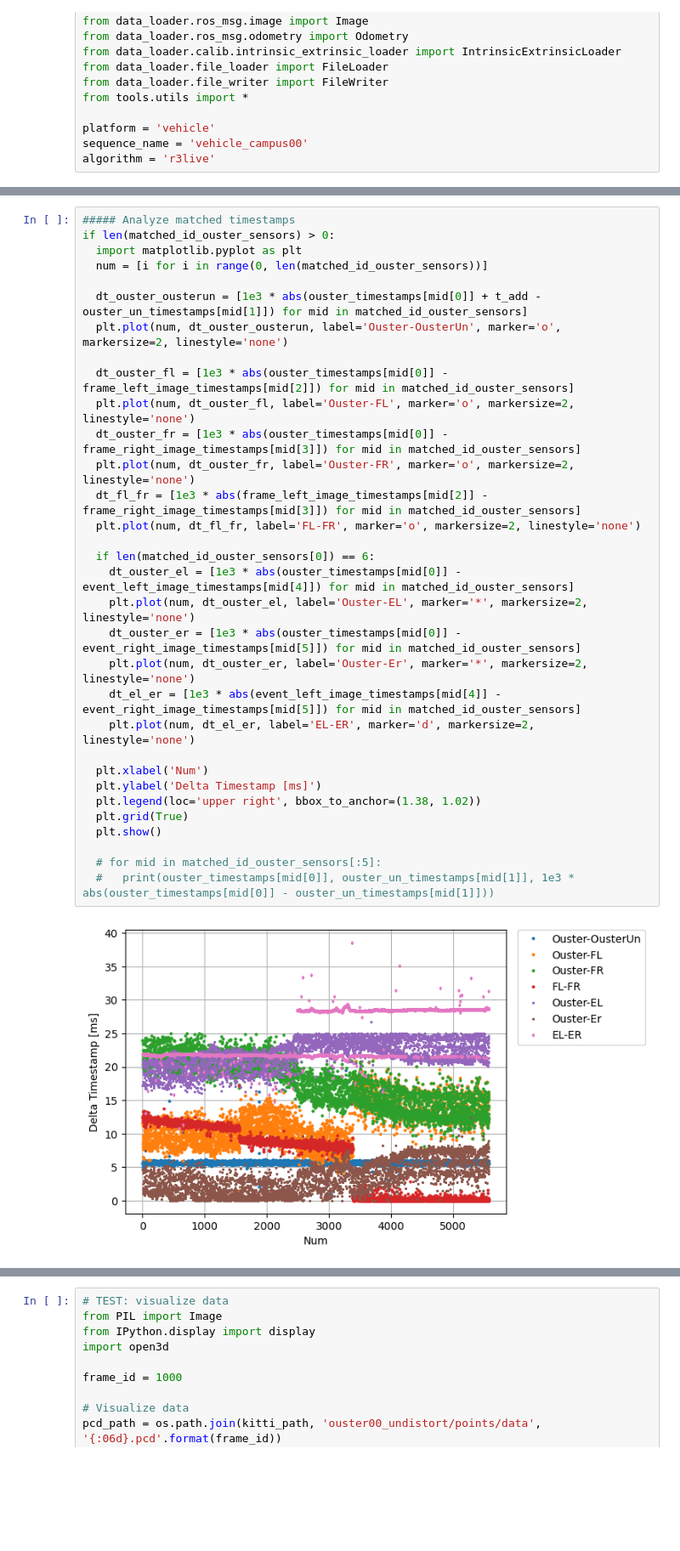
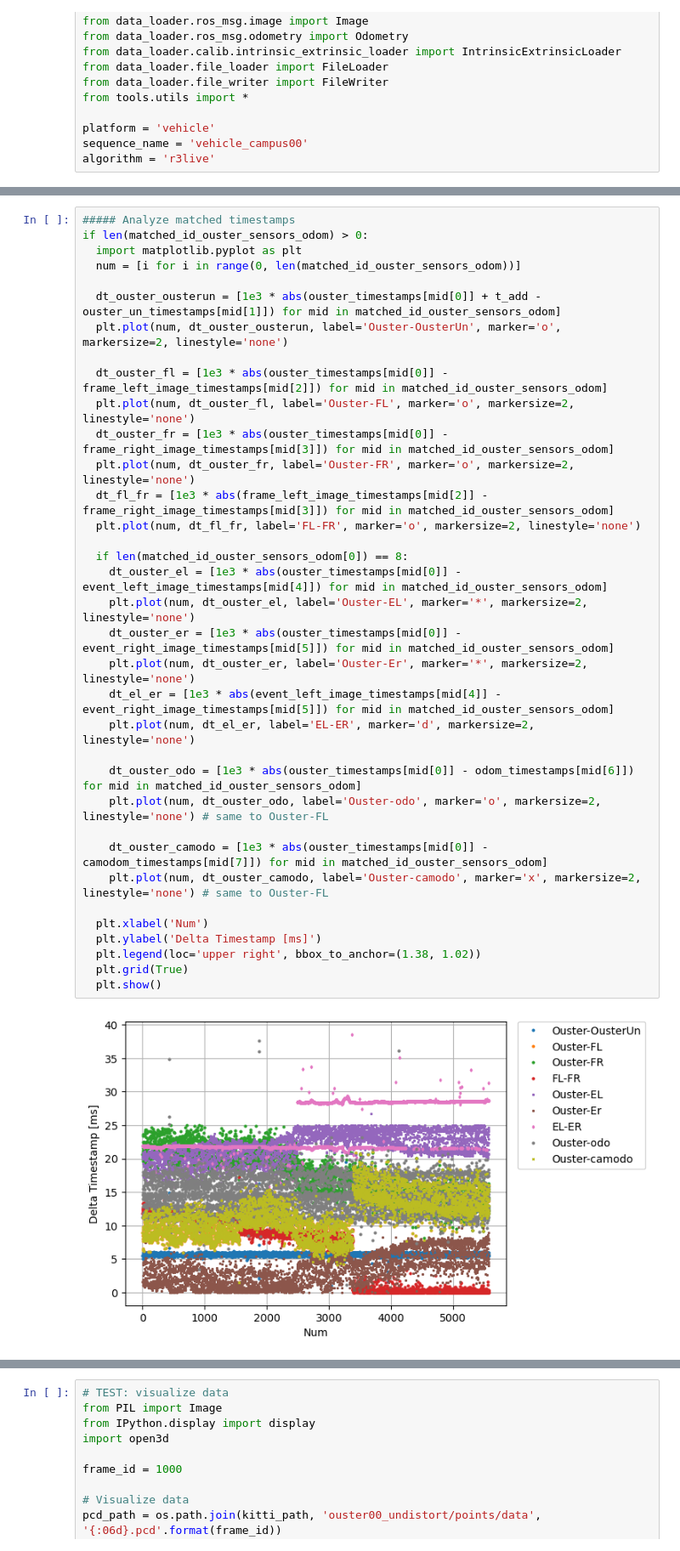
Before and after one commit to fusionportable/fusionportable_dataset_tools, a Jupyter notebook: write_data_to_kitti.ipynb, the cells around one changed output, grey strips where cells are left out. Shown at 85% size. Cells and saved outputs as stored; diff of their text form; blank space fills up the shorter version.

```diff
--- a/write_data_to_kitti.ipynb
+++ b/write_data_to_kitti.ipynb
@@ -141,37 +158,40 @@ Length of matched id (ouster_un - sensors): 5578
 # %%
 ##### Analyze matched timestamps
-if len(matched_id_ouster_sensors) > 0:
+if len(matched_id_ouster_sensors_odom) > 0:
   import matplotlib.pyplot as plt
-  num = [i for i in range(0, len(matched_id_ouster_sensors))]
+  num = [i for i in range(0, len(matched_id_ouster_sensors_odom))]
 
-  dt_ouster_ousterun = [1e3 * abs(ouster_timestamps[mid[0]] + t_add - ouster_un_timestamps[mid[1]]) for mid in matched_id_ouster_sensors]
+  dt_ouster_ousterun = [1e3 * abs(ouster_timestamps[mid[0]] + t_add - ouster_un_timestamps[mid[1]]) for mid in matched_id_ouster_sensors_odom]
   plt.plot(num, dt_ouster_ousterun, label='Ouster-OusterUn', marker='o', markersize=2, linestyle='none')
 
-  dt_ouster_fl = [1e3 * abs(ouster_timestamps[mid[0]] - frame_left_image_timestamps[mid[2]]) for mid in matched_id_ouster_sensors]
+  dt_ouster_fl = [1e3 * abs(ouster_timestamps[mid[0]] - frame_left_image_timestamps[mid[2]]) for mid in matched_id_ouster_sensors_odom]
   plt.plot(num, dt_ouster_fl, label='Ouster-FL', marker='o', markersize=2, linestyle='none')
-  dt_ouster_fr = [1e3 * abs(ouster_timestamps[mid[0]] - frame_right_image_timestamps[mid[3]]) for mid in matched_id_ouster_sensors]
+  dt_ouster_fr = [1e3 * abs(ouster_timestamps[mid[0]] - frame_right_image_timestamps[mid[3]]) for mid in matched_id_ouster_sensors_odom]
   plt.plot(num, dt_ouster_fr, label='Ouster-FR', marker='o', markersize=2, linestyle='none')
-  dt_fl_fr = [1e3 * abs(frame_left_image_timestamps[mid[2]] - frame_right_image_timestamps[mid[3]]) for mid in matched_id_ouster_sensors]
+  dt_fl_fr = [1e3 * abs(frame_left_image_timestamps[mid[2]] - frame_right_image_timestamps[mid[3]]) for mid in matched_id_ouster_sensors_odom]
   plt.plot(num, dt_fl_fr, label='FL-FR', marker='o', markersize=2, linestyle='none')
 
-  if len(matched_id_ouster_sensors[0]) == 6:
-    dt_ouster_el = [1e3 * abs(ouster_timestamps[mid[0]] - event_left_image_timestamps[mid[4]]) for mid in matched_id_ouster_sensors]
+  if len(matched_id_ouster_sensors_odom[0]) == 8:
+    dt_ouster_el = [1e3 * abs(ouster_timestamps[mid[0]] - event_left_image_timestamps[mid[4]]) for mid in matched_id_ouster_sensors_odom]
     plt.plot(num, dt_ouster_el, label='Ouster-EL', marker='*', markersize=2, linestyle='none')
-    dt_ouster_er = [1e3 * abs(ouster_timestamps[mid[0]] - event_right_image_timestamps[mid[5]]) for mid in matched_id_ouster_sensors]
+    dt_ouster_er = [1e3 * abs(ouster_timestamps[mid[0]] - event_right_image_timestamps[mid[5]]) for mid in matched_id_ouster_sensors_odom]
     plt.plot(num, dt_ouster_er, label='Ouster-Er', marker='*', markersize=2, linestyle='none')
-    dt_el_er = [1e3 * abs(event_left_image_timestamps[mid[4]] - event_right_image_timestamps[mid[5]]) for mid in matched_id_ouster_sensors]
+    dt_el_er = [1e3 * abs(event_left_image_timestamps[mid[4]] - event_right_image_timestamps[mid[5]]) for mid in matched_id_ouster_sensors_odom]
     plt.plot(num, dt_el_er, label='EL-ER', marker='d', markersize=2, linestyle='none')
+
+    dt_ouster_odo = [1e3 * abs(ouster_timestamps[mid[0]] - odom_timestamps[mid[6]]) for mid in matched_id_ouster_sensors_odom]
+    plt.plot(num, dt_ouster_odo, label='Ouster-odo', marker='o', markersize=2, linestyle='none') # same to Ouster-FL
+
+    dt_ouster_camodo = [1e3 * abs(ouster_timestamps[mid[0]] - camodom_timestamps[mid[7]]) for mid in matched_id_ouster_sensors_odom]
+    plt.plot(num, dt_ouster_camodo, label='Ouster-camodo', marker='x', markersize=2, linestyle='none') # same to Ouster-FL
 
   plt.xlabel('Num')
   plt.ylabel('Delta Timestamp [ms]')
   plt.legend(loc='upper right', bbox_to_anchor=(1.38, 1.02))
   plt.grid(True)
   plt.show()
-
-  # for mid in matched_id_ouster_sensors[:5]:
-  #   print(ouster_timestamps[mid[0]], ouster_un_timestamps[mid[1]], 1e3 * abs(ouster_timestamps[mid[0]] - ouster_un_timestamps[mid[1]]))
 # %% [output]
-[figure, old version]
+[figure, new version]
 # %%
 def rewrite_undistort_image(old_path, new_path, camera):
   import cv2
```
Also changed, not shown: parts of 5 cells of this notebook, 4 other files.
